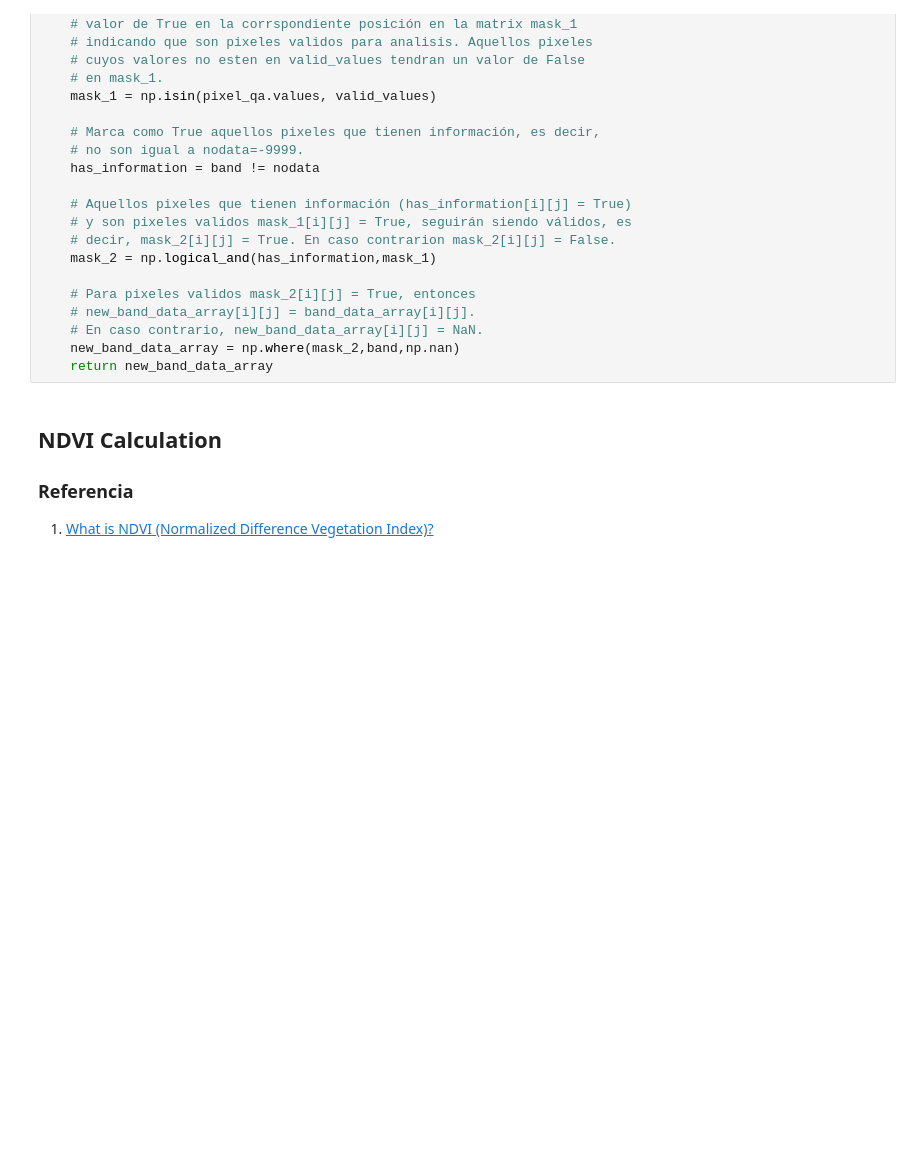
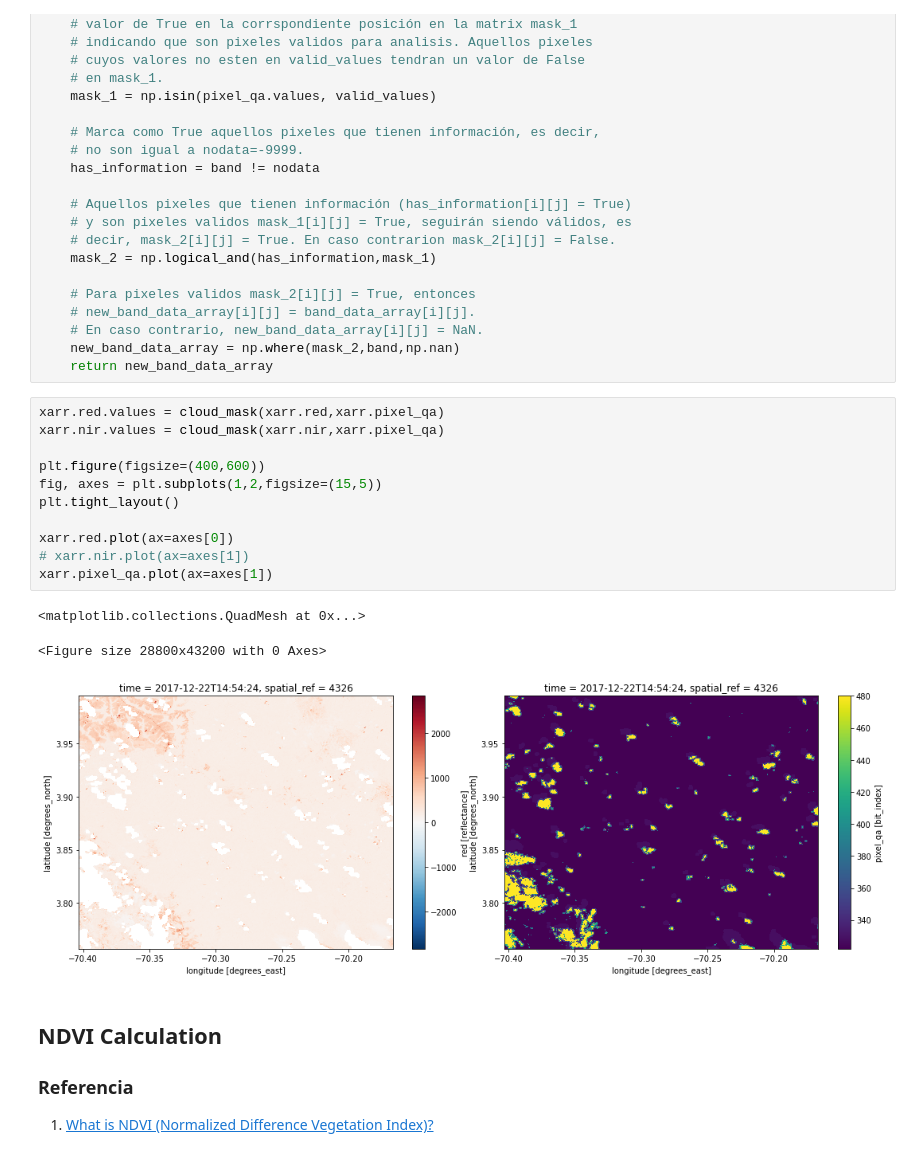
Before and after one commit to DonAurelio/open-datacube-workshop, a Jupyter notebook: version_1.8.2/notebooks/4. Landsat 8 - Normalized Vegetation Index (NDVI).ipynb, the cells around one changed output. Cells and saved outputs as stored; diff of their text form; blank space fills up the shorter version.

```diff
--- a/version_1.8.2/notebooks/4. Landsat 8 - Normalized Vegetation Index (NDVI).ipynb
+++ b/version_1.8.2/notebooks/4. Landsat 8 - Normalized Vegetation Index (NDVI).ipynb
@@ -194,6 +169,21 @@ def cloud_mask(band,pixel_qa):
     # En caso contrario, new_band_data_array[i][j] = NaN.
     new_band_data_array = np.where(mask_2,band,np.nan)
     return new_band_data_array
+# %%
+xarr.red.values = cloud_mask(xarr.red,xarr.pixel_qa)
+xarr.nir.values = cloud_mask(xarr.nir,xarr.pixel_qa)
+
+plt.figure(figsize=(400,600))
+fig, axes = plt.subplots(1,2,figsize=(15,5))
+plt.tight_layout()
+
+xarr.red.plot(ax=axes[0])
+# xarr.nir.plot(ax=axes[1])
+xarr.pixel_qa.plot(ax=axes[1])
+# %% [output]
+<matplotlib.collections.QuadMesh at 0x...>
+<Figure size 28800x43200 with 0 Axes>
+[figure, added]
 # %% [markdown]
 ## NDVI Calculation
 
```
Also changed, not shown: parts of 11 cells of this notebook, 1 other file.
